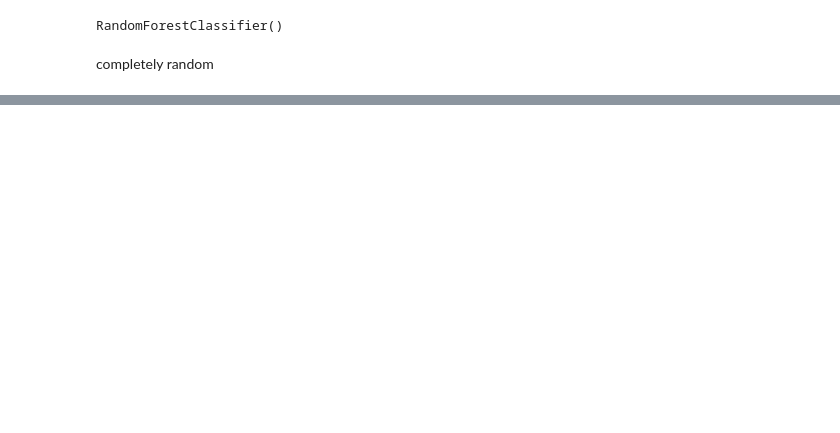
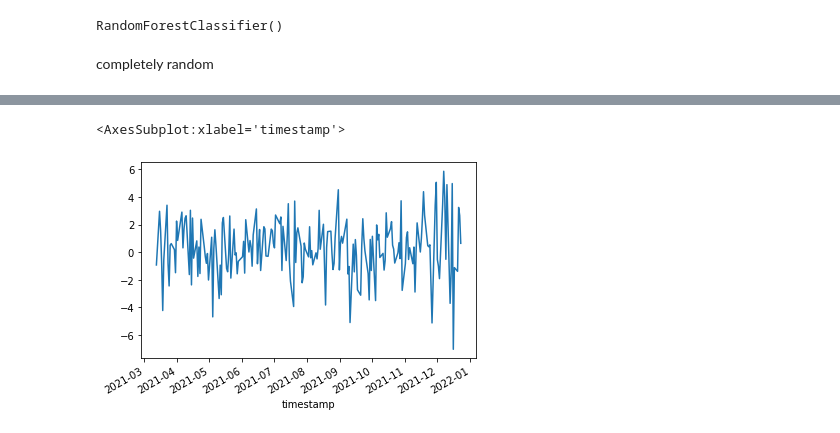
Before and after one commit to michaelortiz05/algotrader, a Jupyter notebook: Joshuas_MacD.ipynb, the cells around one changed output, grey strips where cells are left out. Cells and saved outputs as stored; diff of their text form; code cells hidden in the pictures; blank space fills up the shorter version.

```diff
--- a/Joshuas_MacD.ipynb
+++ b/Joshuas_MacD.ipynb
@@ -491,0 +488,3 @@ Accuracy: 0.494 (0.078)
+# %%
+# creates a boolean columns on if the next day is higher than the previous
+df_mac['macd_positive'] = np.where(df_mac['macdhist'] > 0, 1, 0)
@@ -491,0 +526,2 @@ Accuracy: 0.494 (0.078)
+# %%
+df_mac['close_stationary'] = df_mac['close'] - df_mac['close'].shift(periods=1, axis="index")
@@ -491,0 +546,5 @@ Accuracy: 0.494 (0.078)
+# %%
+df_mac['close_stationary'].iloc[300:500,]
+# %% [output]
+<AxesSubplot:xlabel='timestamp'>
+[figure, added]
```
Also changed, not shown: parts of 16 cells of this notebook.
